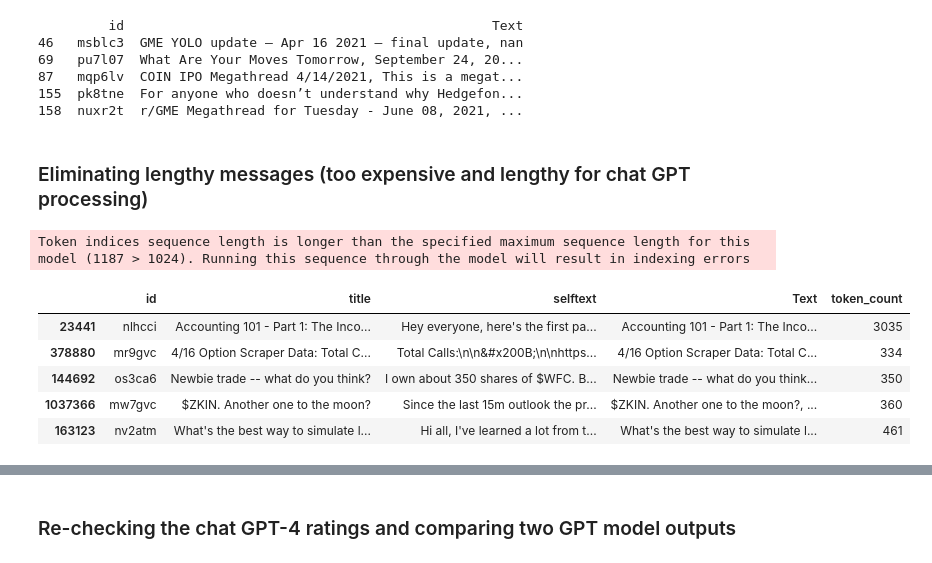
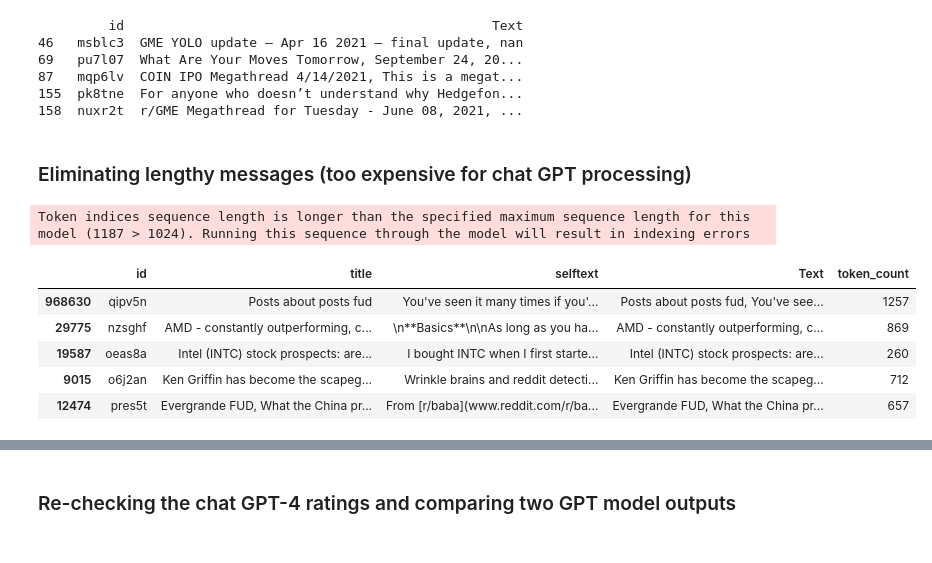
Before and after one commit to lusavkaedu/wallstreetbets, a Jupyter notebook: notebooks/02_ChatGPT_negative_upsampling.ipynb, the cells around one changed output, grey strips where cells are left out. Saved outputs shown, nothing was run; the diff lists cells and outputs as text; code cells hidden in the pictures.

Commit message:
ChatGPT notebook finalised

```diff
--- a/notebooks/02_ChatGPT_negative_upsampling.ipynb
+++ b/notebooks/02_ChatGPT_negative_upsampling.ipynb
@@ -127,7 +137,7 @@ print(df[['id', 'Text']].head())
 155  pk8tne  For anyone who doesn’t understand why Hedgefon...
 158  nuxr2t  r/GME Megathread for Tuesday - June 08, 2021, ...
 # %% [markdown]
-### Eliminating lengthy messages (too expensive and lengthy for chat GPT processing)
+### Eliminating lengthy messages (too expensive for chat GPT processing)
 # %%
 from transformers import GPT2Tokenizer
 
@@ -143,15 +153,15 @@ df['token_count'] = df['Text'].apply(estimate_tokens)
 # %% [output]
 Token indices sequence length is longer than the specified maximum sequence length for this model (1187 > 1024). Running this sequence through the model will result in indexing errors
 # %%
-long_rows = df[df['token_count'] > 300]
+long_rows = df[df['token_count'] > 400]
 long_rows.sample(5)
 # %% [output]
 |  | id | title | selftext | Text | token_count |
-| 23441 | nlhcci | Accounting 101 - Part 1: The Inco... | Hey everyone, here's the first pa... | Accounting 101 - Part 1: The Inco... | 3035 |
-| 378880 | mr9gvc | 4/16 Option Scraper Data: Total C... | Total Calls:\n\n&#x200B;\n\nhttps... | 4/16 Option Scraper Data: Total C... | 334 |
-| 144692 | os3ca6 | Newbie trade -- what do you think? | I own about 350 shares of $WFC. B... | Newbie trade -- what do you think... | 350 |
-| 1037366 | mw7gvc | $ZKIN. Another one to the moon? | Since the last 15m outlook the pr... | $ZKIN. Another one to the moon?, ... | 360 |
-| 163123 | nv2atm | What's the best way to simulate l... | Hi all, I've learned a lot from t... | What's the best way to simulate l... | 461 |
+| 968630 | qipv5n | Posts about posts fud | You've seen it many times if you'... | Posts about posts fud, You've see... | 1257 |
+| 29775 | nzsghf | AMD - constantly outperforming, c... | \n**Basics**\n\nAs long as you ha... | AMD - constantly outperforming, c... | 869 |
+| 19587 | oeas8a | Intel (INTC) stock prospects: are... | I bought INTC when I first starte... | Intel (INTC) stock prospects: are... | 260 |
+| 9015 | o6j2an | Ken Griffin has become the scapeg... | Wrinkle brains and reddit detecti... | Ken Griffin has become the scapeg... | 712 |
+| 12474 | pres5t | Evergrande FUD, What the China pr... | From [r/baba](www.reddit.com/r/ba... | Evergrande FUD, What the China pr... | 657 |
 # %%
 short_rows = df[df['token_count'] < 20]
 short_rows.sample(5)
```
Also changed, not shown: parts of 30 cells of this notebook.
